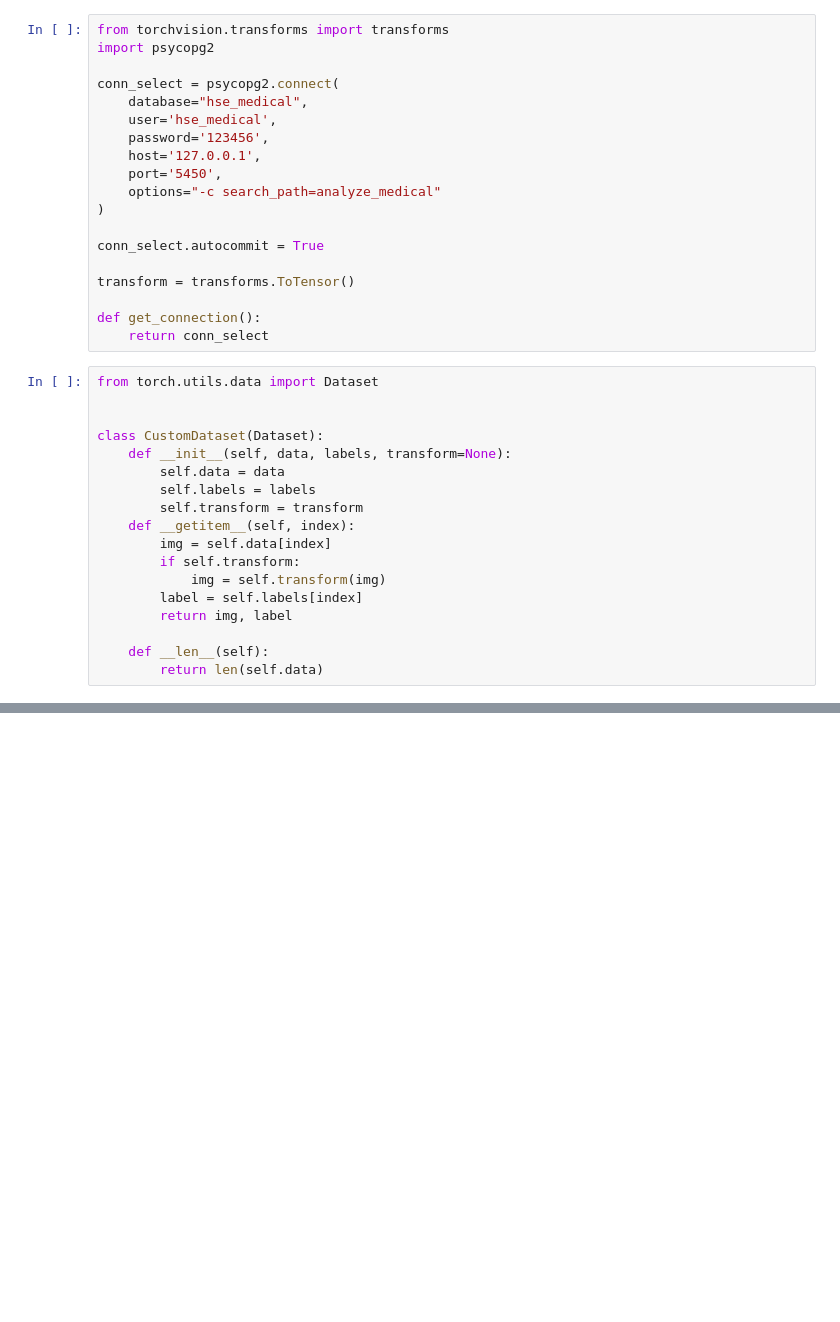
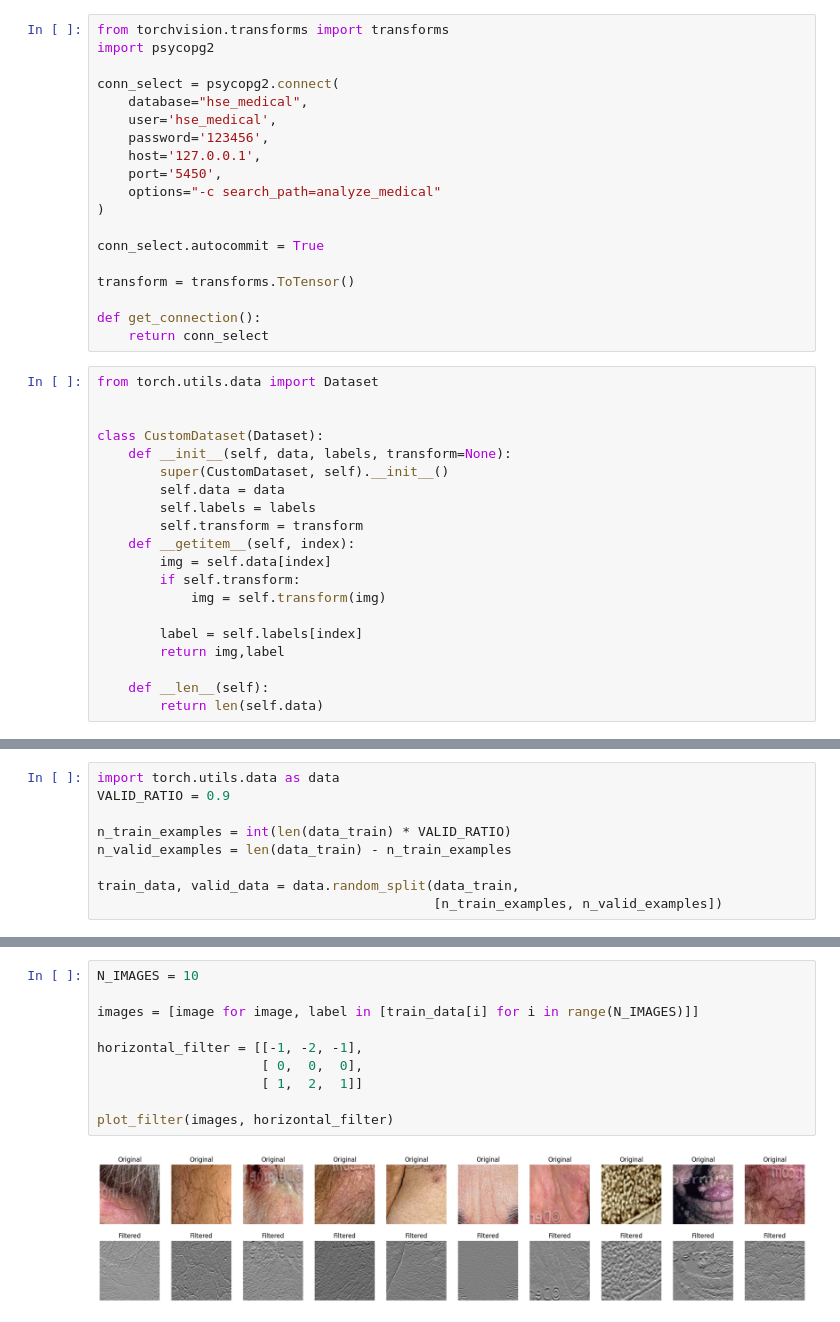
Before and after one commit to DarkSide2018/hse_medical_pictures_analyze, a Jupyter notebook: year_project/notebooks/rgaponov-mask-r-cnn.ipynb, the cells around one changed output, grey strips where cells are left out. Drawn from its saved outputs; the diff is of its cells as text; blank space fills up the shorter version.

```diff
--- a/year_project/notebooks/rgaponov-mask-r-cnn.ipynb
+++ b/year_project/notebooks/rgaponov-mask-r-cnn.ipynb
@@ -61,6 +46,7 @@ from torch.utils.data import Dataset
 
 class CustomDataset(Dataset):
     def __init__(self, data, labels, transform=None):
+        super(CustomDataset, self).__init__()
         self.data = data
         self.labels = labels
         self.transform = transform
@@ -68,8 +54,9 @@ class CustomDataset(Dataset):
         img = self.data[index]
         if self.transform:
             img = self.transform(img)
+
         label = self.labels[index]
-        return img, label
+        return img,label
 
     def __len__(self):
         return len(self.data)
@@ -95,0 +92,9 @@ data_train = CustomDataset(images, targets,transform=transformation)
+# %%
+import torch.utils.data as data
+VALID_RATIO = 0.9
+
+n_train_examples = int(len(data_train) * VALID_RATIO)
+n_valid_examples = len(data_train) - n_train_examples
+
+train_data, valid_data = data.random_split(data_train,
+                                           [n_train_examples, n_valid_examples])
@@ -95,0 +207,12 @@ data_train = CustomDataset(images, targets,transform=transformation)
+# %%
+N_IMAGES = 10
+
+images = [image for image, label in [train_data[i] for i in range(N_IMAGES)]]
+
+horizontal_filter = [[-1, -2, -1],
+                     [ 0,  0,  0],
+                     [ 1,  2,  1]]
+
+plot_filter(images, horizontal_filter)
+# %% [output]
+[figure, added]
```
Also changed, not shown: parts of 17 cells of this notebook.
